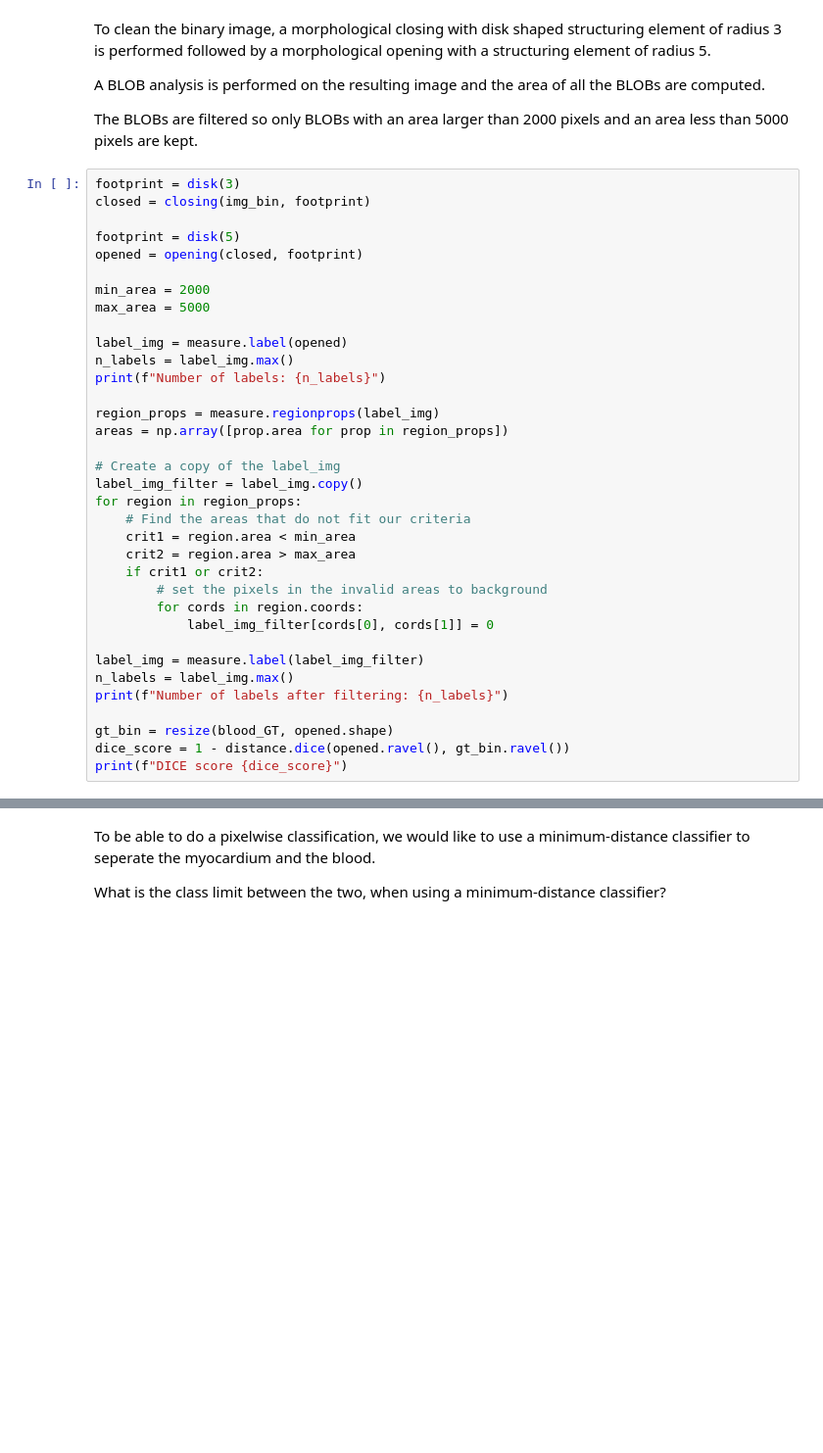
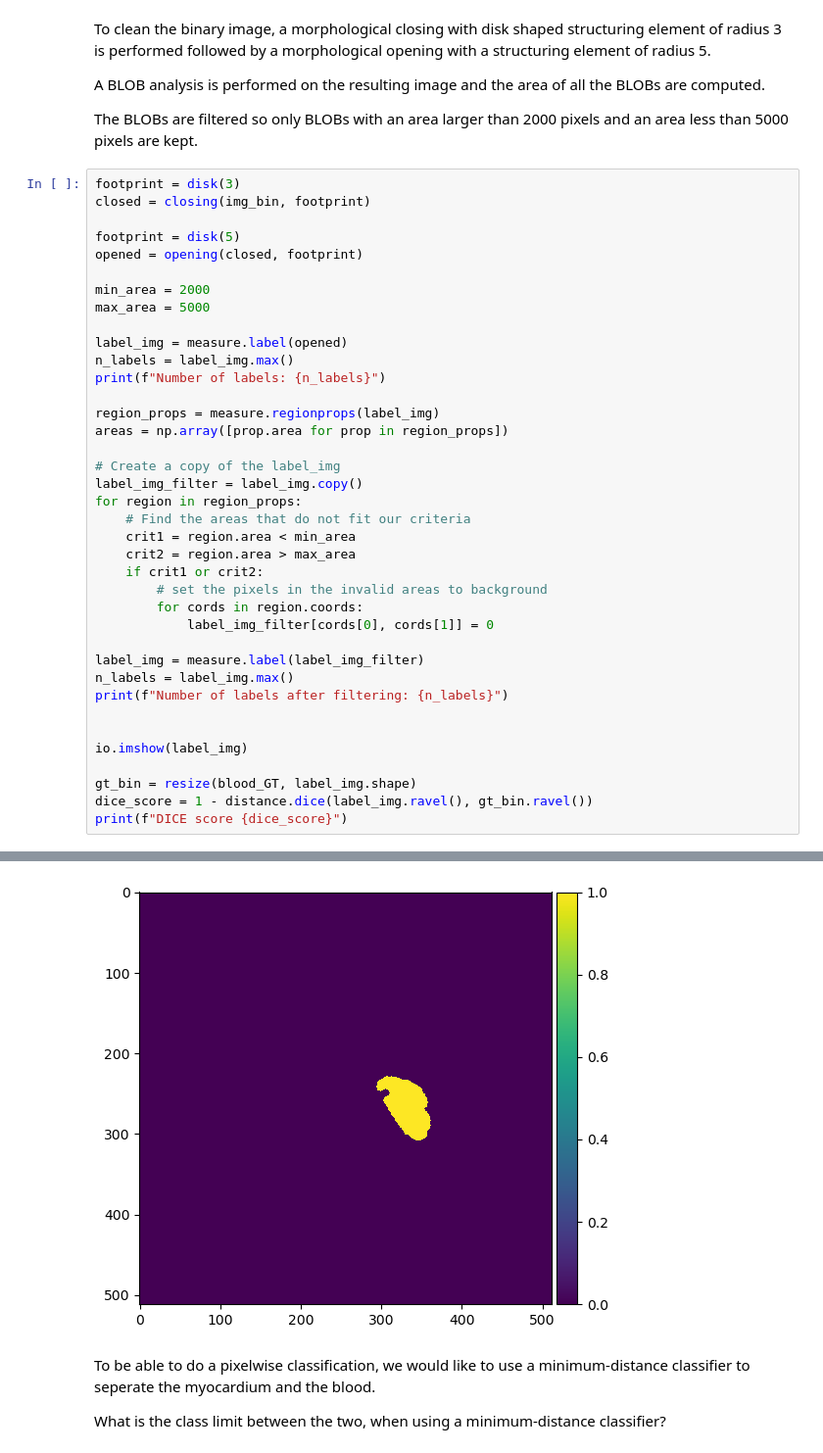
Before and after one commit to magolimbo/02502-Image-Analysis-Cheatsheet, a Jupyter notebook: EXAM.ipynb, the cells around one changed output, grey strips where cells are left out. Shown at 98% size. Cells and saved outputs as stored; diff of their text form; blank space fills up the shorter version.

```diff
--- a/EXAM.ipynb
+++ b/EXAM.ipynb
@@ -924,8 +924,11 @@ label_img = measure.label(label_img_filter)
 n_labels = label_img.max()
 print(f"Number of labels after filtering: {n_labels}")
 
-gt_bin = resize(blood_GT, opened.shape)
-dice_score = 1 - distance.dice(opened.ravel(), gt_bin.ravel())
+
+io.imshow(label_img)
+
+gt_bin = resize(blood_GT, label_img.shape)
+dice_score = 1 - distance.dice(label_img.ravel(), gt_bin.ravel())
 print(f"DICE score {dice_score}")
 # %% [output]
 Number of labels: 5
@@ -934,3 +937,4 @@ DICE score 0.7666070363744782
+[figure, added]
 # %% [markdown]
 To be able to do a pixelwise classification, we would like to use a minimum-distance classifier to seperate the myocardium and the blood.
 
```
Also changed, not shown: parts of 1 cell of this notebook.
